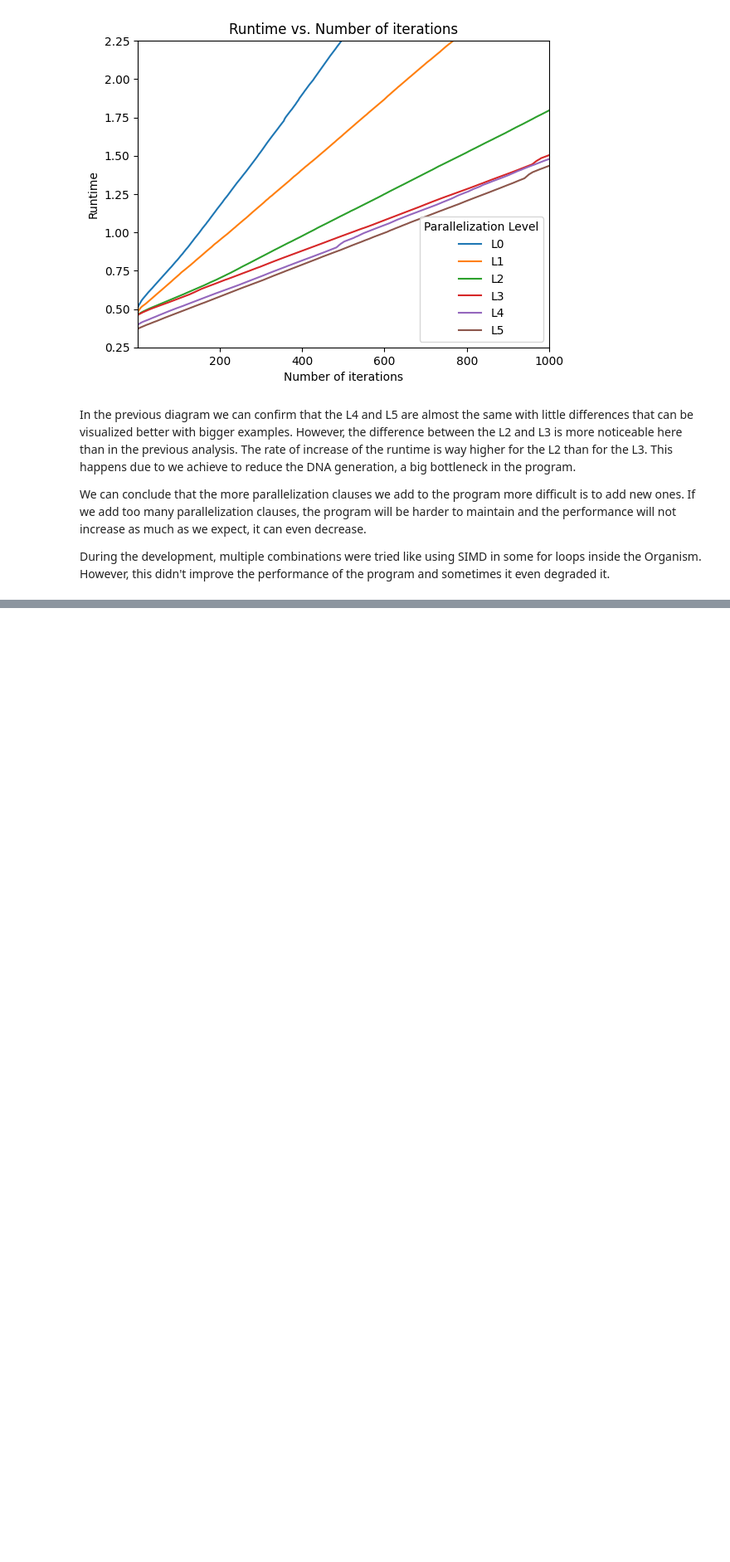
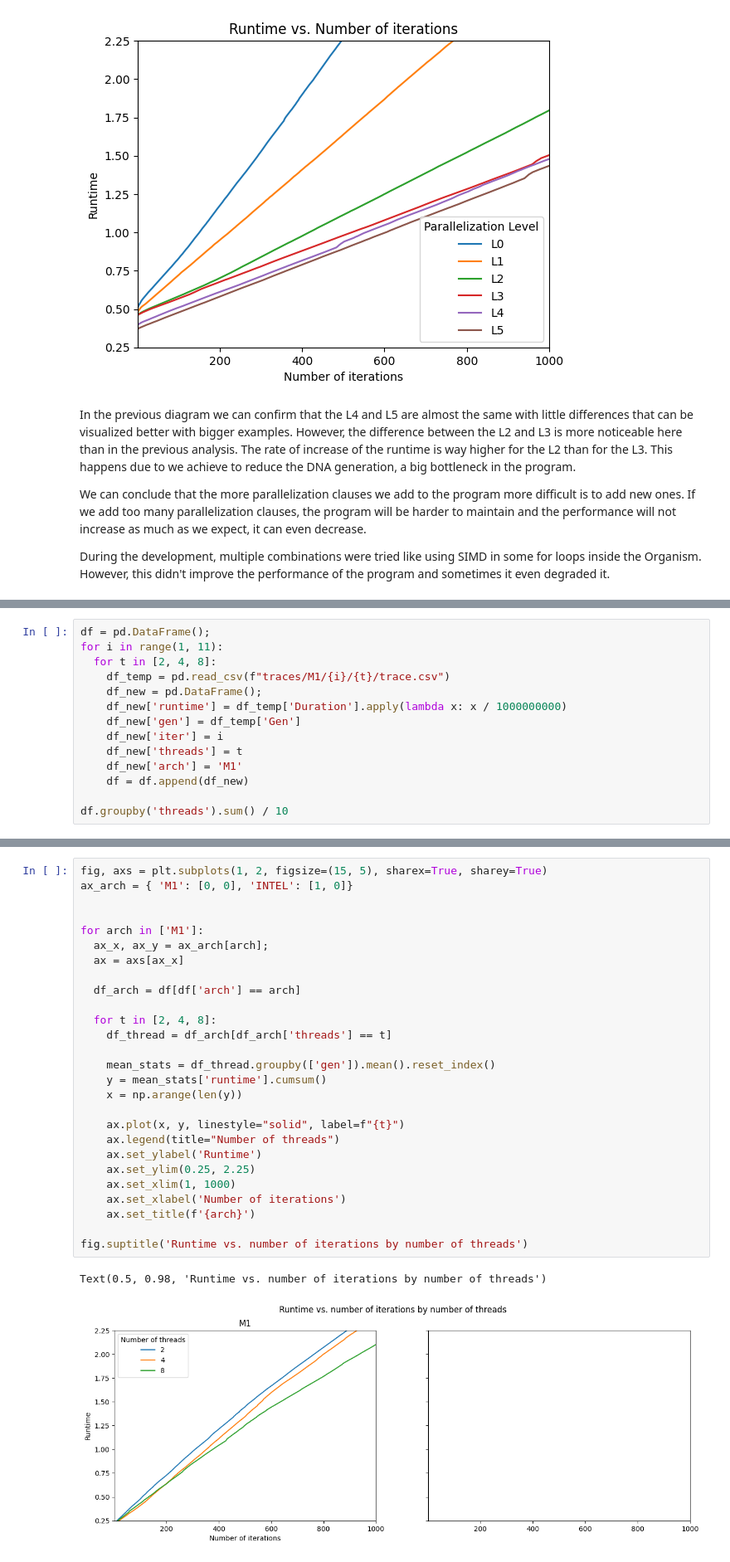
Before and after one commit to patriciobcs/mini-aevol, a Jupyter notebook: analysis.ipynb, the cells around one changed output, grey strips where cells are left out. Shown: that part at 83% size. Drawn from its saved outputs; the diff is of its cells as text; blank space fills up the shorter version.

Commit message:
feat: add preliminary arch comp

```diff
--- a/analysis.ipynb
+++ b/analysis.ipynb
@@ -289,0 +304,14 @@ During the development, multiple combinations were tried like using SIMD in some
+# %%
+df = pd.DataFrame();
+for i in range(1, 11):
+  for t in [2, 4, 8]:
+    df_temp = pd.read_csv(f"traces/M1/{i}/{t}/trace.csv")
+    df_new = pd.DataFrame();
+    df_new['runtime'] = df_temp['Duration'].apply(lambda x: x / 1000000000)
+    df_new['gen'] = df_temp['Gen']
+    df_new['iter'] = i
+    df_new['threads'] = t
+    df_new['arch'] = 'M1'
+    df = df.append(df_new)
+
+df.groupby('threads').sum() / 10
@@ -289,0 +324,30 @@ During the development, multiple combinations were tried like using SIMD in some
+# %%
+fig, axs = plt.subplots(1, 2, figsize=(15, 5), sharex=True, sharey=True)
+ax_arch = { 'M1': [0, 0], 'INTEL': [1, 0]}
+
+
+for arch in ['M1']:
+  ax_x, ax_y = ax_arch[arch];
+  ax = axs[ax_x]
+
+  df_arch = df[df['arch'] == arch]
+
+  for t in [2, 4, 8]:
+    df_thread = df_arch[df_arch['threads'] == t]
+
+    mean_stats = df_thread.groupby(['gen']).mean().reset_index()
+    y = mean_stats['runtime'].cumsum()
+    x = np.arange(len(y))
+
+    ax.plot(x, y, linestyle="solid", label=f"{t}")
+    ax.legend(title="Number of threads")
+    ax.set_ylabel('Runtime')
+    ax.set_ylim(0.25, 2.25)
+    ax.set_xlim(1, 1000)
+    ax.set_xlabel('Number of iterations')
+    ax.set_title(f'{arch}')
+
+fig.suptitle('Runtime vs. number of iterations by number of threads')
+# %% [output]
+Text(0.5, 0.98, 'Runtime vs. number of iterations by number of threads')
+[figure, added]
```
Also changed, not shown: parts of 6 cells of this notebook, 38 other files.
